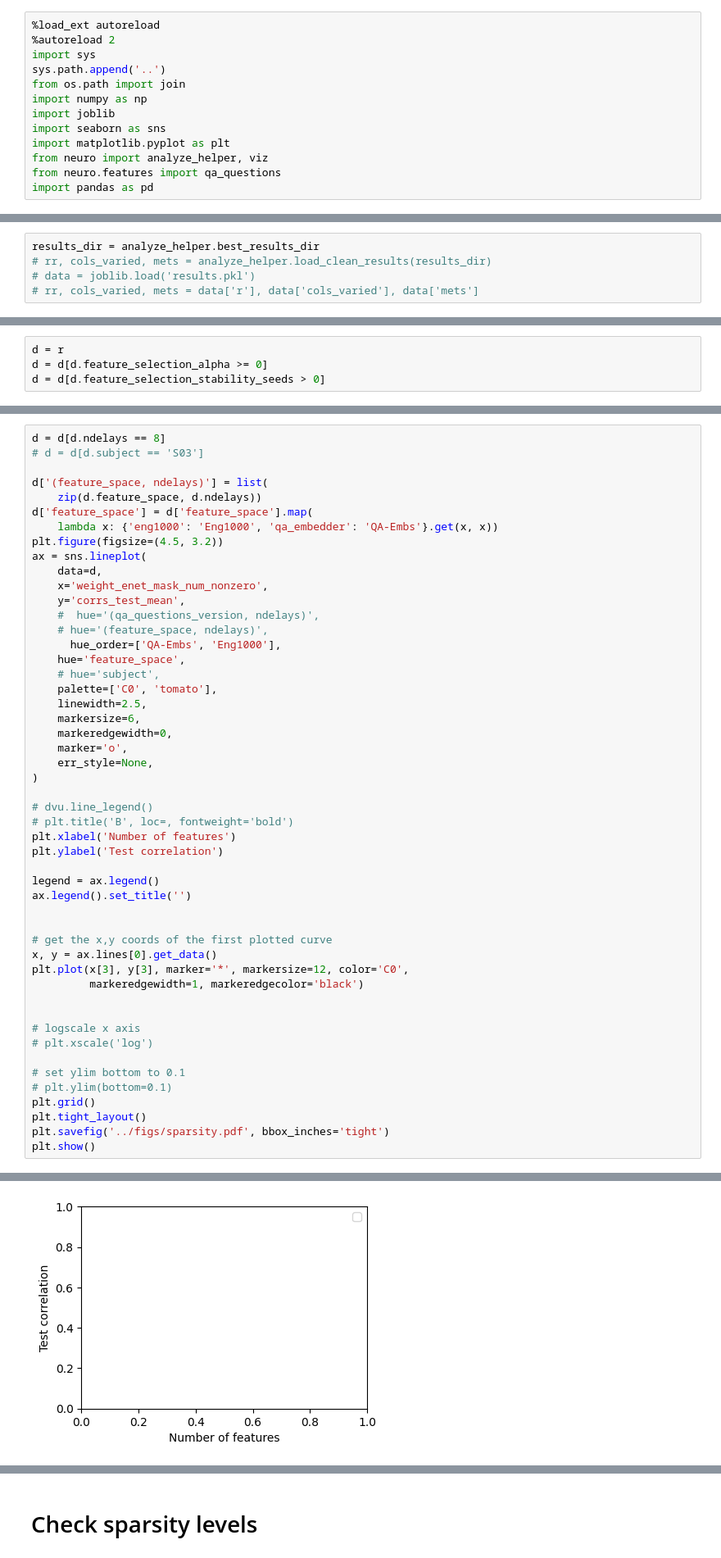
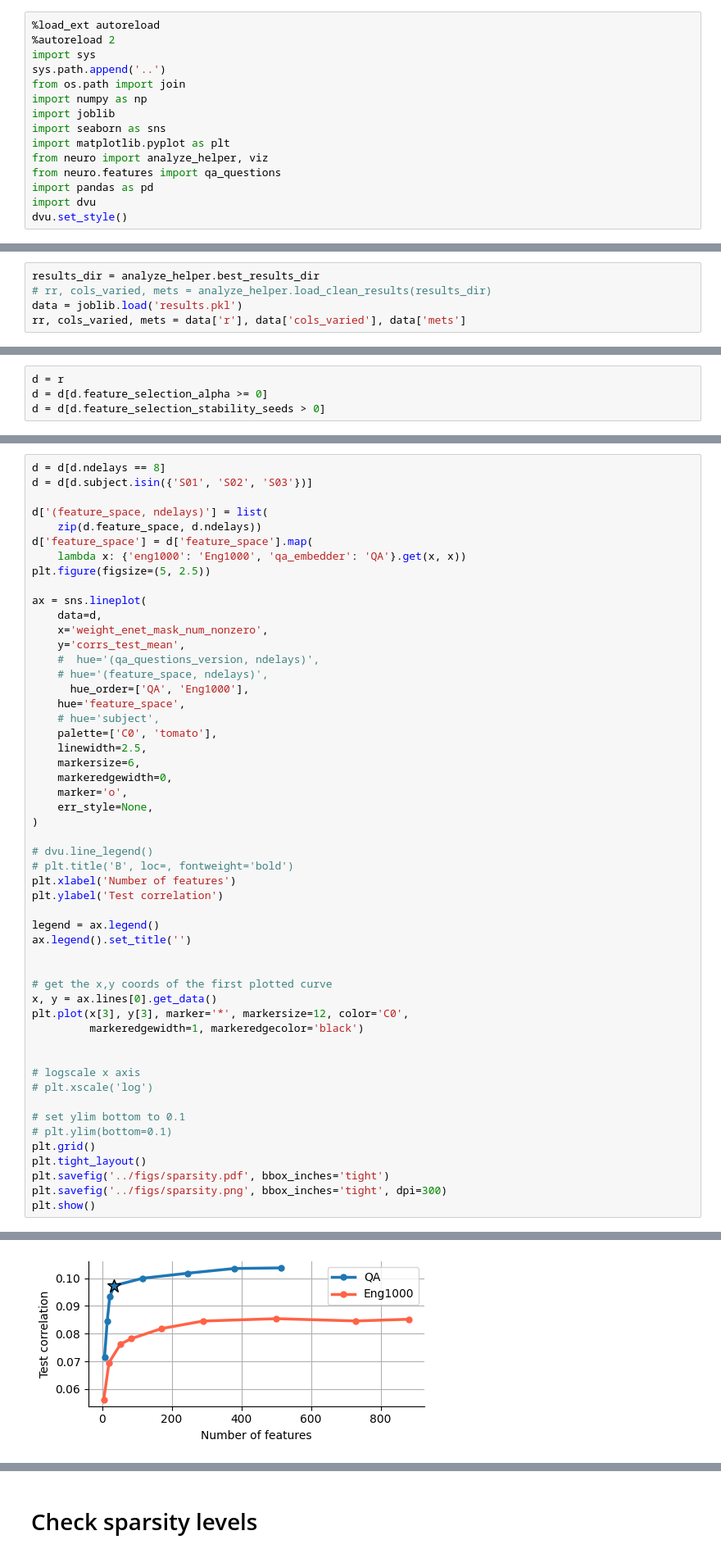
Before and after one commit to csinva/fmri, a Jupyter notebook: notebooks/05_sparsity_curves.ipynb, the cells around one changed output, grey strips where cells are left out. Shown at 82% size. Cells and saved outputs as stored; diff of their text form.

```diff
--- a/notebooks/05_sparsity_curves.ipynb
+++ b/notebooks/05_sparsity_curves.ipynb
@@ -11,3 +11,5 @@ import matplotlib.pyplot as plt
 from neuro import analyze_helper, viz
 from neuro.features import qa_questions
 import pandas as pd
+import dvu
+dvu.set_style()
@@ -14,5 +19,5 @@ import pandas as pd
 # %%
 results_dir = analyze_helper.best_results_dir
 # rr, cols_varied, mets = analyze_helper.load_clean_results(results_dir)
-# data = joblib.load('results.pkl')
-# rr, cols_varied, mets = data['r'], data['cols_varied'], data['mets']
+data = joblib.load('results.pkl')
+rr, cols_varied, mets = data['r'], data['cols_varied'], data['mets']
@@ -64,19 +64,20 @@ d = d[~(d.weight_enet_mask_num_nonzero == 54)]
 # %%
 d = d[d.ndelays == 8]
-# d = d[d.subject == 'S03']
+d = d[d.subject.isin({'S01', 'S02', 'S03'})]
 
 d['(feature_space, ndelays)'] = list(
     zip(d.feature_space, d.ndelays))
 d['feature_space'] = d['feature_space'].map(
-    lambda x: {'eng1000': 'Eng1000', 'qa_embedder': 'QA-Embs'}.get(x, x))
-plt.figure(figsize=(4.5, 3.2))
+    lambda x: {'eng1000': 'Eng1000', 'qa_embedder': 'QA'}.get(x, x))
+plt.figure(figsize=(5, 2.5))
+
 ax = sns.lineplot(
     data=d,
     x='weight_enet_mask_num_nonzero',
     y='corrs_test_mean',
     #  hue='(qa_questions_version, ndelays)',
     # hue='(feature_space, ndelays)',
-      hue_order=['QA-Embs', 'Eng1000'],
+      hue_order=['QA', 'Eng1000'],
     hue='feature_space',
     # hue='subject',
     palette=['C0', 'tomato'],
@@ -110,5 +111,6 @@ plt.plot(x[3], y[3], marker='*', markersize=12, color='C0',
 plt.grid()
 plt.tight_layout()
 plt.savefig('../figs/sparsity.pdf', bbox_inches='tight')
+plt.savefig('../figs/sparsity.png', bbox_inches='tight', dpi=300)
 plt.show()
 # %% [output]
@@ -116,4 +117,4 @@ IndexError: list index out of range
-[figure, old version]
+[figure, new version]
 # %%
 # display full width
 with pd.option_context('display.max_colwidth', None):
```
Also changed, not shown: parts of 7 cells of this notebook, 8 other files.
